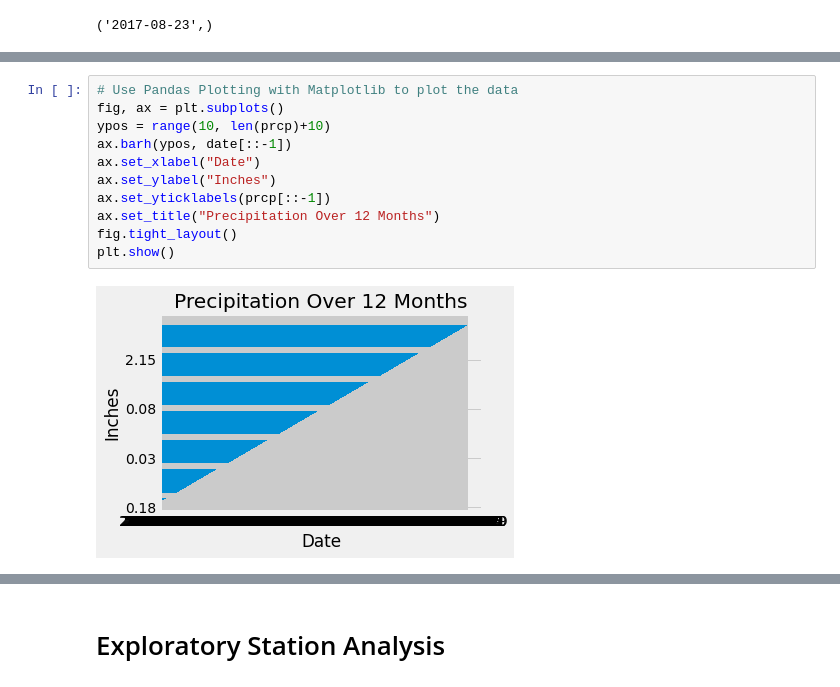
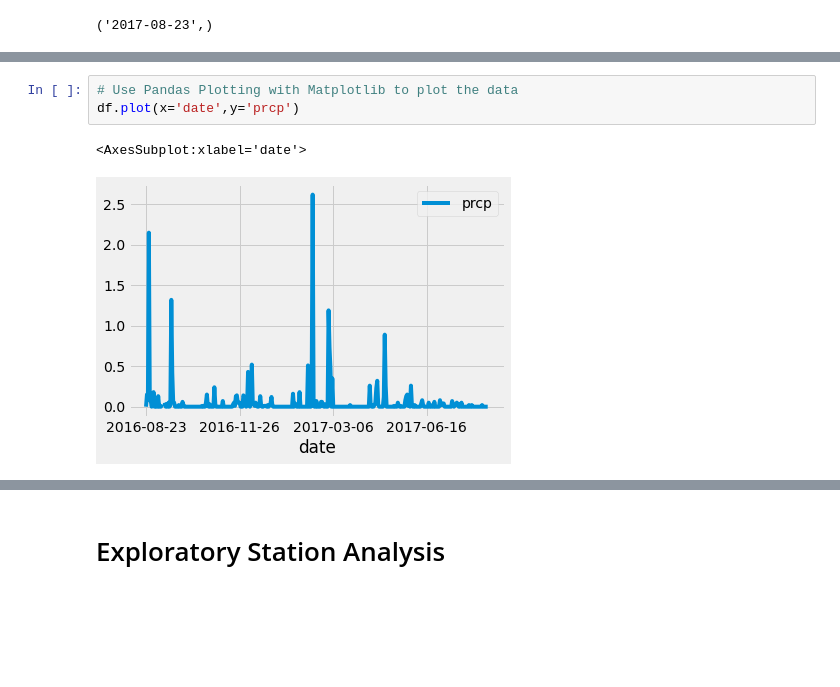
Before and after one commit to RichKirsch80/Weather-Station-Flask-and-SQLAlchemy, a Jupyter notebook: climate_starter.ipynb, the cells around one changed output, grey strips where cells are left out. Saved outputs shown, nothing was run; the diff lists cells and outputs as text; blank space fills up the shorter version.

Commit message:
added graphs and corrected app.py

```diff
--- a/climate_starter.ipynb
+++ b/climate_starter.ipynb
@@ -73,16 +72,9 @@ df.head()
-# %%
-# Use Pandas Plotting with Matplotlib to plot the data
-fig, ax = plt.subplots()
-ypos = range(10, len(prcp)+10)
-ax.barh(ypos, date[::-1])
-ax.set_xlabel("Date")
-ax.set_ylabel("Inches")
-ax.set_yticklabels(prcp[::-1])
-ax.set_title("Precipitation Over 12 Months")
-fig.tight_layout()
-plt.show()
-# %% [output]
-[figure, removed]
+# %%
+# Use Pandas Plotting with Matplotlib to plot the data
+df.plot(x='date',y='prcp')
+# %% [output]
+<AxesSubplot:xlabel='date'>
+[figure, added]
 # %%
 # Use Pandas to calcualte the summary statistics for the precipitation data
 df['prcp'].describe()
```
Also changed, not shown: parts of 5 cells of this notebook.
